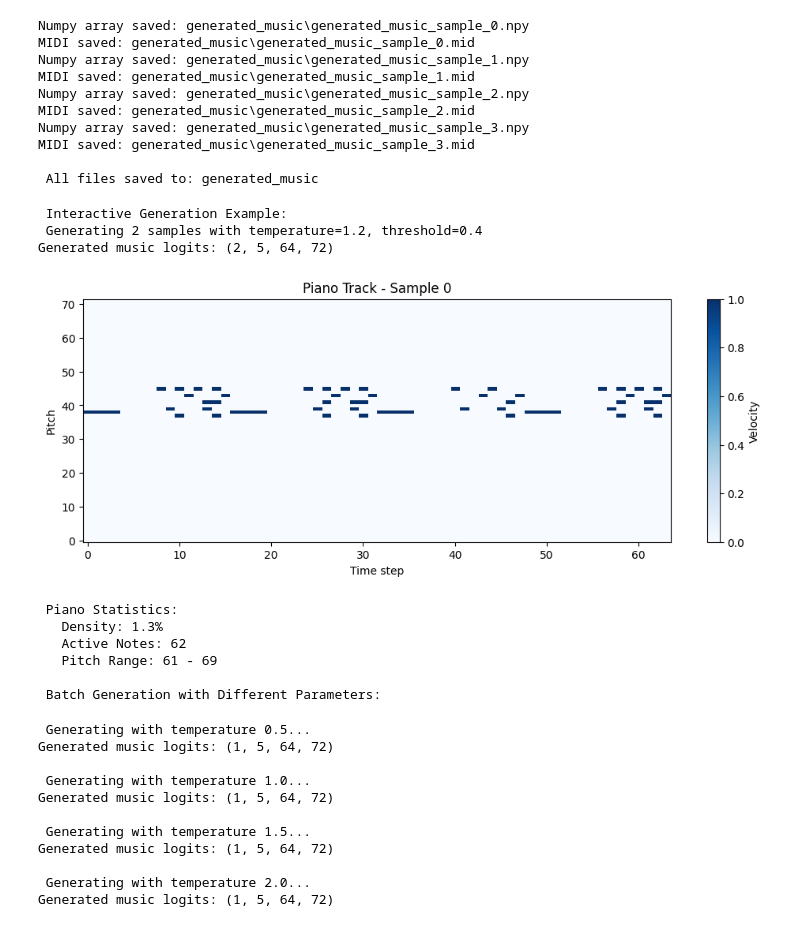
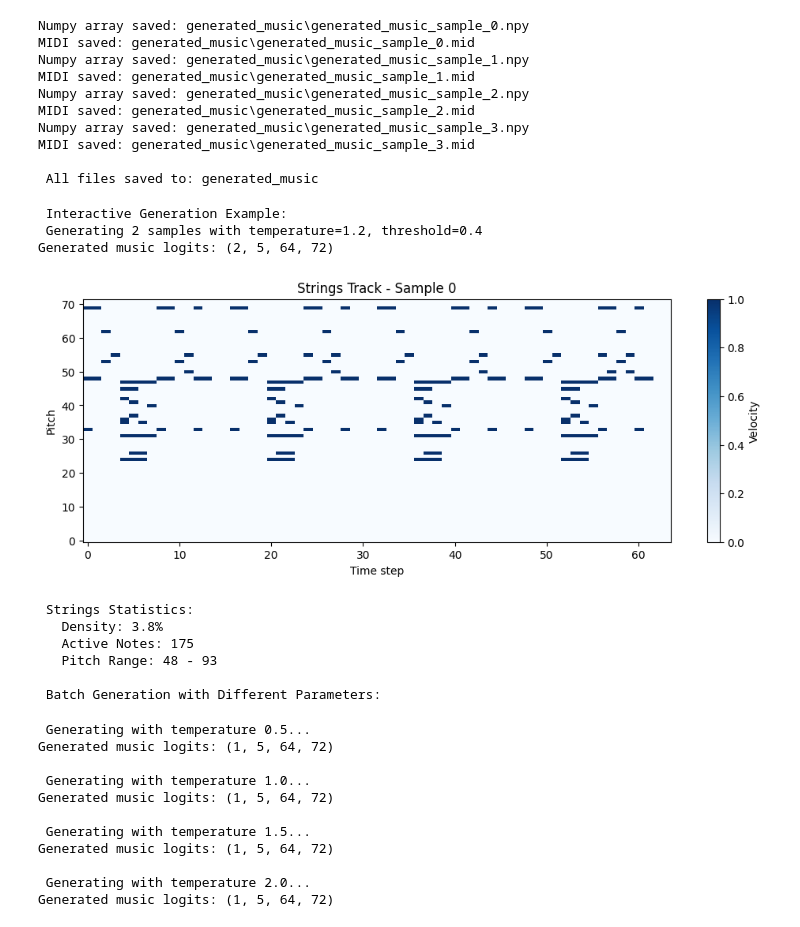
Before and after one commit to developsomethingcool/DL_music_MouseGAN, a Jupyter notebook: run_pretrained.ipynb, the cells around one changed output. Saved outputs shown, nothing was run; the diff lists cells and outputs as text; code cells hidden in the pictures.

```diff
--- a/run_pretrained.ipynb
+++ b/run_pretrained.ipynb
@@ -337,7 +337,7 @@ Loading the model
 # %%
 # Configuration
 # Choose the model path and output directory
-MODEL_PATH = "generator_final.pth"
+MODEL_PATH = "generator_final2.pth"
 OUTPUT_DIR = "generated_music"
 N_SAMPLES = 4
 
@@ -369,7 +369,7 @@ Generating the music
 # Generate music
 print(f"Generating {N_SAMPLES} music samples...")
 logits = generator.generate_music(n_samples=N_SAMPLES, temperature=1.0)
-processed_music = generator.postprocess_music(logits, threshold=0.5)
+processed_music = generator.postprocess_music(logits, threshold=0.04)
 
 print("Analyzing generated music...")
 
@@ -480,26 +480,26 @@ MIDI saved: generated_music\generated_music_sample_3.mid
 # %%
 # Example usage - modify these parameters to experiment
 print("\n Interactive Generation Example:")
 interactive_music = generate_and_visualize(
     n_samples=2,
     # you can try different values: 0.5, 1.0, 1.5, 2.0
     temperature=1.2,
     # you can try different values: 0.5, 1.0, 1.5, 2.0
     threshold=0.4,    # Try different values: 0.3, 0.5, 0.7
     # try different instruments 0=Drums, 1=Piano, 2=Guitar, 3=Bass, 4=Strings
-    track_to_plot=1
+    track_to_plot=4
 )
 
 print("\n Batch Generation with Different Parameters:")
 # %% [output]
  Interactive Generation Example:
  Generating 2 samples with temperature=1.2, threshold=0.4
 Generated music logits: (2, 5, 64, 72)
-[figure, old version]
+[figure, new version]
- Piano Statistics:
-   Density: 1.3%
-   Active Notes: 62
-   Pitch Range: 61 - 69
+ Strings Statistics:
+   Density: 3.8%
+   Active Notes: 175
+   Pitch Range: 48 - 93
 
  Batch Generation with Different Parameters:
 # %%
```
Also changed, not shown: parts of 4 cells of this notebook, 10 other files.
